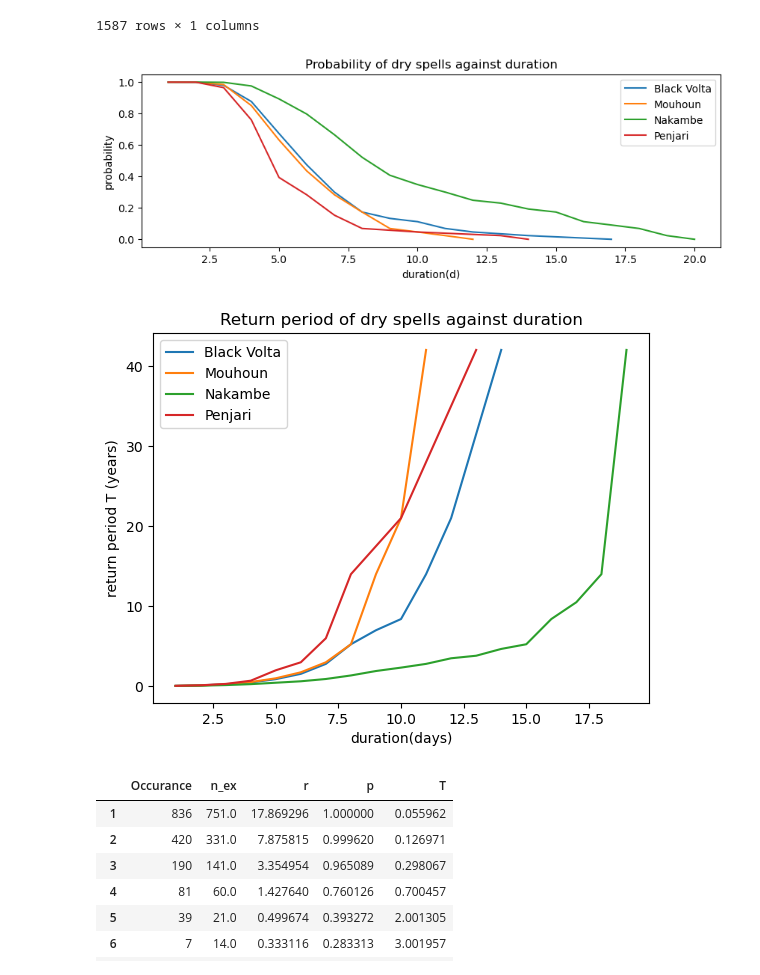
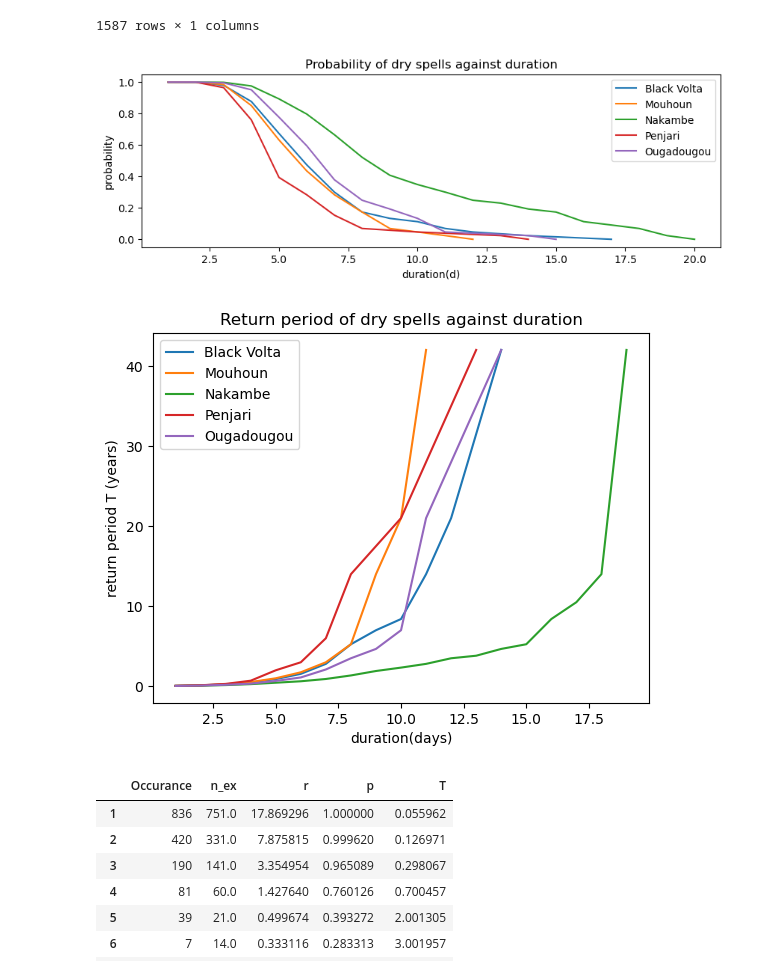
Before and after one commit to Daafip/Volta-burkina-faso, a Jupyter notebook: data/rainfall data volta/Data_hydrologu_BF.ipynb, the cells around one changed output. Cells and saved outputs as stored; diff of their text form; code cells hidden in the pictures.

```diff
--- a/data/rainfall data volta/Data_hydrologu_BF.ipynb
+++ b/data/rainfall data volta/Data_hydrologu_BF.ipynb
@@ -26,8 +26,10 @@ Oti = pd.read_csv(f'{home_path}\\data\\Volta_ERA5_lat_lon\ichirps_20_25_0.0E_8.5
                       skipinitialspace = True, header = None, usecols=[0,1], names = ['Date','precipitation'])
 Penjari = pd.read_csv(f'{home_path}\\data\\Volta_ERA5_lat_lon\ichirps_20_25_1.0E_11.0N_n.dat.txt', parse_dates = [0], delimiter = ' ', index_col=[0], skiprows=31,
                       skipinitialspace = True, header = None, usecols=[0,1], names = ['Date','precipitation'])
+Ougadougou = pd.read_csv(f'{home_path}\\data\\Volta_ERA5_lat_lon\ichirps_20_25_-1.5E_12.4N_n.dat.txt', parse_dates = [0], delimiter = ' ', index_col=[0], skiprows=31,
+                      skipinitialspace = True, header = None, usecols=[0,1], names = ['Date','precipitation'])
 # %%
-names_col = ['Black_volta', 'Lake_Volta', 'Mouhoun', 'Nakambe', 'Oti', 'Penjari']
-Rainfall_data = pd.concat([Black_volta, Lake_Volta, Mouhoun, Nakambe, Oti, Penjari], axis = 1, keys = names_col, ignore_index=False)
+names_col = ['Black_volta', 'Lake_Volta', 'Mouhoun', 'Nakambe', 'Oti', 'Penjari', 'Ougadougou']
+Rainfall_data = pd.concat([Black_volta, Lake_Volta, Mouhoun, Nakambe, Oti, Penjari, Ougadougou], axis = 1, keys = names_col, ignore_index=False)
 Rainfall_data
 # %% [output]
@@ -109,7 +111,7 @@ Notes:
 - Wet season from may to october
 # %%
 # sorting to only B.F
-Rainfall_sorted_BF = Rainfall_data.loc[:,['Black_volta','Mouhoun', 'Nakambe', 'Penjari']]
+Rainfall_sorted_BF = Rainfall_data.loc[:,['Black_volta','Mouhoun', 'Nakambe', 'Penjari', 'Ougadougou']]
 Rainfall_BF_msum = Rainfall_sorted_BF.resample('M').sum()
 Rainfall_BF_mmean = Rainfall_sorted_BF.resample('M').mean()
 
@@ -118,9 +120,10 @@ plt.figure(figsize= (10,5))
 
 plt.subplot(2, 1, 1)
 plt.title('Rainfall monthly sum (mm/month)')
-plt.plot(Rainfall_BF_msum)
+plt.plot(Rainfall_BF_msum, 'o')
 plt.subplot(2, 1, 2)
 plt.title('Rainfall monthly mean (mm/day)')
-plt.plot(Rainfall_BF_mmean)
+plt.plot(Rainfall_BF_mmean, 'o')
 plt.tight_layout();
+Rainfall_BF_msum
 # %% [output]
@@ -241,6 +259,7 @@ DrySpells_BV = spells(Rainfall_sorted_BF.loc[:,'Black_volta'], 5, len(Rainfall_d
 DrySpells_M = spells(Rainfall_sorted_BF.loc[:,'Mouhoun'], 5, len(Rainfall_data.loc['2017-05-01':'2017-10-01', 'Mouhoun']))
 DrySpells_N = spells(Rainfall_sorted_BF.loc[:,'Nakambe'], 5, len(Rainfall_data.loc['2017-05-01':'2017-10-01', 'Nakambe']))
 DrySpells_P = spells(Rainfall_sorted_BF.loc[:,'Penjari'], 5, len(Rainfall_data.loc['2017-05-01':'2017-10-01', 'Penjari']))
+DrySpells_O = spells(Rainfall_sorted_BF.loc[:,'Ougadougou'], 5, len(Rainfall_data.loc['2017-05-01':'2017-10-01', 'Ougadougou']))
 # %% [output]
 A value is trying to be set on a copy of a slice from a DataFrame.
 Try using .loc[row_indexer,col_indexer] = value instead
@@ -297,53 +314,56 @@ def prob_ex(DF):
     df_count.index = df_count.apply(lambda x: x.name[0], axis=1).values
 
     n_ex = np.zeros(len(d))
     for i in range(len(d)):
         n_ex[i]= sum(n_occ) - n_occ.cumsum()[i]
 
     #calculate rate of exceedance
     y = len(Rainfall_sorted_BF.loc[:,'Black_volta'])/365
     r = n_ex/y
 
     #calculate probability of exceedance
     p = 1 - np.exp(-r)
 
     df_count['n_ex'] = n_ex
     df_count['r'] = r
     df_count['p'] = p
     df_count['T'] = 1/df_count['r']
 
     return df_count
 
 
 #creating the dataframes with occurence and exceedance
-BV_DF = prob_ex(DrySpells_BV)
-Mou_DF = prob_ex(DrySpells_M)
-Nak_DF = prob_ex(DrySpells_N)
-Pen_DF = prob_ex(DrySpells_P)
+BV_DF_gs = prob_ex(DrySpells_BV)
+Mou_DF_gs = prob_ex(DrySpells_M)
+Nak_DF_gs = prob_ex(DrySpells_N)
+Pen_DF_gs = prob_ex(DrySpells_P)
+Oug_DF_gs = prob_ex(DrySpells_O)
 
 #plotting the probabilities of the dry spells
 plt.figure(figsize=(10,3))
-plt.plot(BV_DF.loc[:,'p'], label = 'Black Volta')
-plt.plot(Mou_DF.loc[:,'p'], label = 'Mouhoun')
-plt.plot(Nak_DF.loc[:,'p'], label = 'Nakambe')
-plt.plot(Pen_DF.loc[:,'p'], label = 'Penjari')
+plt.plot(BV_DF_gs.loc[:,'p'], label = 'Black Volta')
+plt.plot(Mou_DF_gs.loc[:,'p'], label = 'Mouhoun')
+plt.plot(Nak_DF_gs.loc[:,'p'], label = 'Nakambe')
+plt.plot(Pen_DF_gs.loc[:,'p'], label = 'Penjari')
+plt.plot(Oug_DF_gs.loc[:,'p'], label = 'Ougadougou')
 plt.title('Probability of dry spells against duration')
 plt.xlabel('duration(d)')
 plt.ylabel('probability')
 plt.legend();
 # %% [output]
-[figure, old version]
+[figure, new version]
 # %%
 # plotting the return period against the duration
-plt.plot(BV_DF.loc[:,'T'], label = 'Black Volta')
-plt.plot(Mou_DF.loc[:,'T'], label = 'Mouhoun')
-plt.plot(Nak_DF.loc[:,'T'], label = 'Nakambe')
-plt.plot(Pen_DF.loc[:,'T'], label = 'Penjari')
+plt.plot(BV_DF_gs.loc[:,'T'], label = 'Black Volta')
+plt.plot(Mou_DF_gs.loc[:,'T'], label = 'Mouhoun')
+plt.plot(Nak_DF_gs.loc[:,'T'], label = 'Nakambe')
+plt.plot(Pen_DF_gs.loc[:,'T'], label = 'Penjari')
+plt.plot(Oug_DF_gs.loc[:,'T'], label = 'Ougadougou')
 plt.title('Return period of dry spells against duration')
 plt.xlabel('duration(days)')
 plt.ylabel('return period T (years)')
 plt.legend();
 # %% [output]
-[figure, old version]
+[figure, new version]
 # %%
 #show datafram of one station
```
Also changed, not shown: parts of 20 cells of this notebook, 1 other file.
